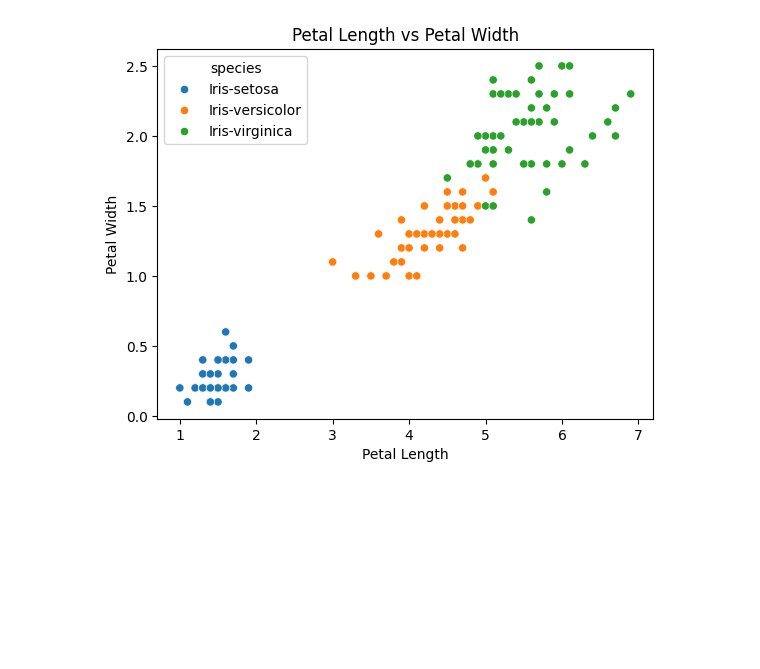
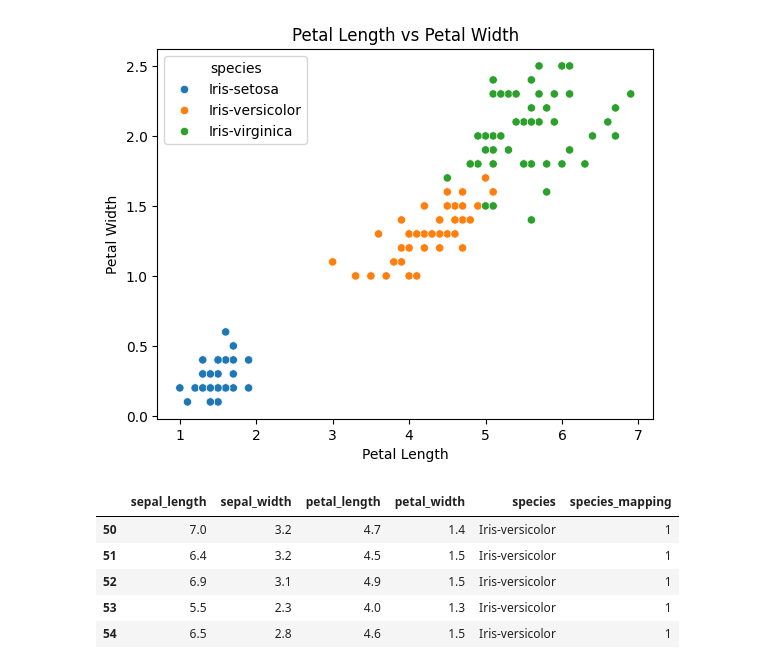
Before and after one commit to krishna0712/ML_models, a Jupyter notebook: by_model/test_train/notebooks/testing.ipynb, the cells around one changed output. Saved outputs shown, nothing was run; the diff lists cells and outputs as text; code cells hidden in the pictures; blank space fills up the shorter version.

```diff
--- a/by_model/test_train/notebooks/testing.ipynb
+++ b/by_model/test_train/notebooks/testing.ipynb
@@ -44,0 +80,9 @@ plt.show()
+# %%
+iris[iris['species_mapping'] == 1].head()
+# %% [output]
+|  | sepal_length | sepal_width | petal_length | petal_width | species | species_mapping |
+| 50 | 7.0 | 3.2 | 4.7 | 1.4 | Iris-versicolor | 1 |
+| 51 | 6.4 | 3.2 | 4.5 | 1.5 | Iris-versicolor | 1 |
+| 52 | 6.9 | 3.1 | 4.9 | 1.5 | Iris-versicolor | 1 |
+| 53 | 5.5 | 2.3 | 4.0 | 1.3 | Iris-versicolor | 1 |
+| 54 | 6.5 | 2.8 | 4.6 | 1.5 | Iris-versicolor | 1 |
```
Also changed, not shown: parts of 12 cells of this notebook.
